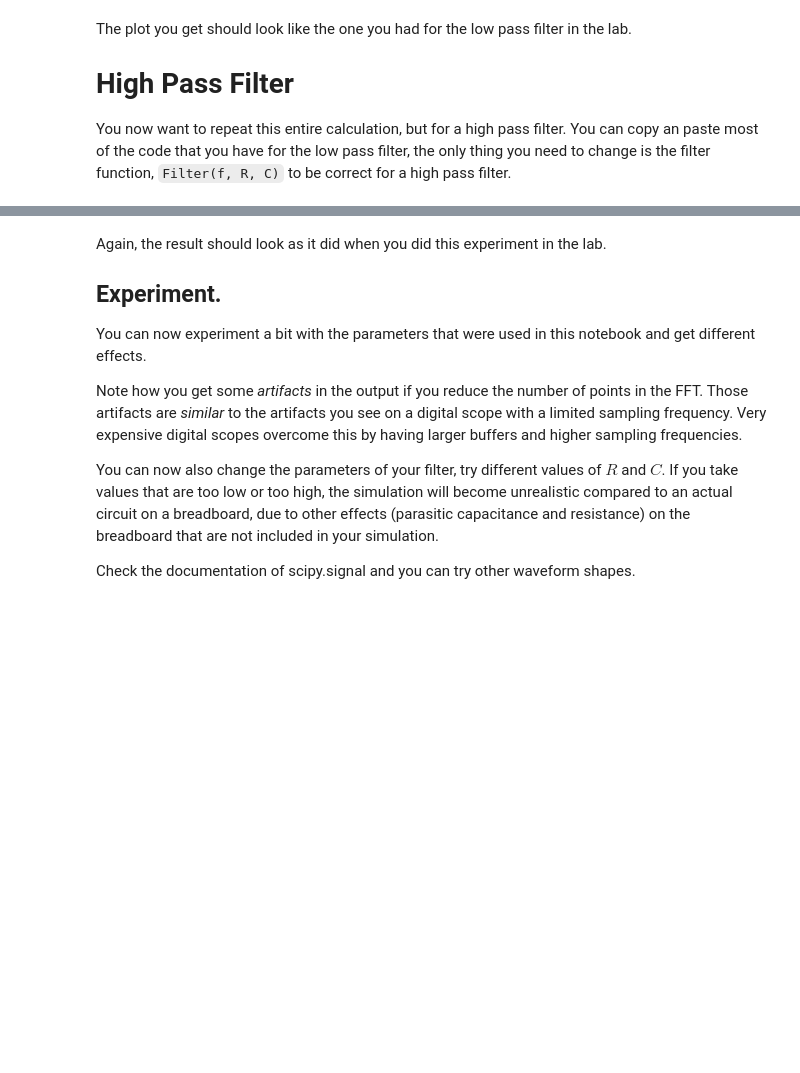
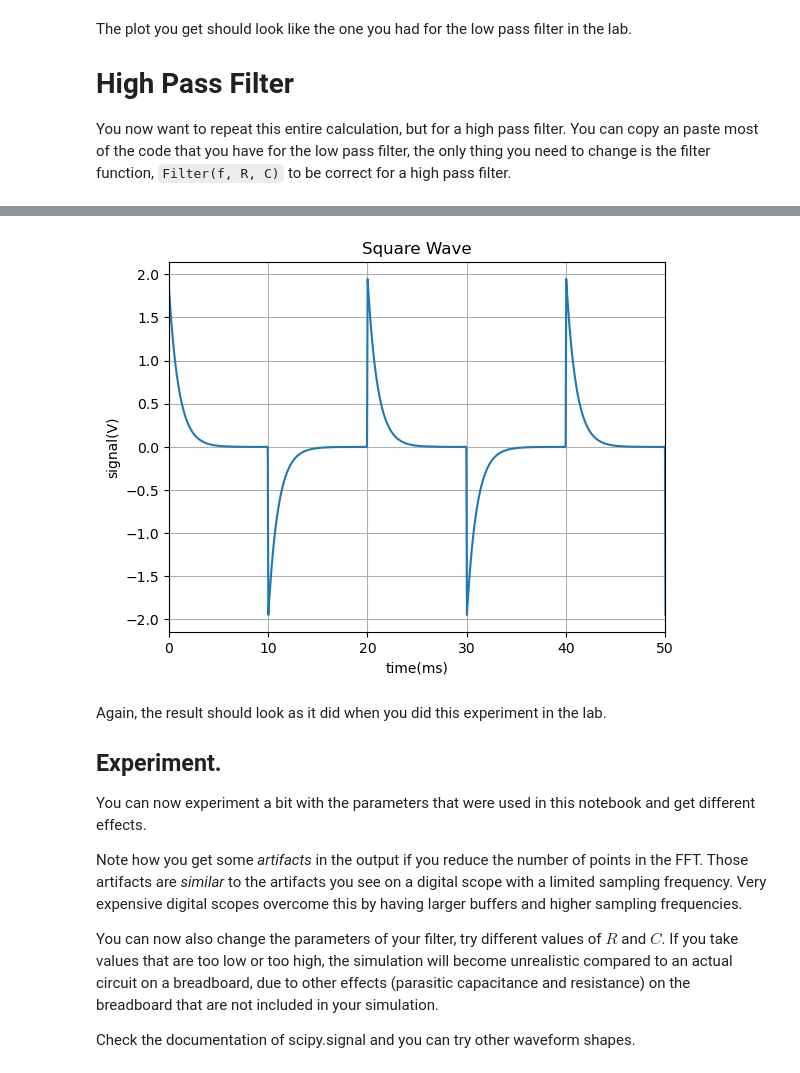
Before and after one commit to rainvm/College-Work, a Jupyter notebook: Physics/Experimental 1/Homework 4/RC_Filters_in_Python.ipynb, the cells around one changed output, grey strips where cells are left out. Drawn from its saved outputs; the diff is of its cells as text; code cells hidden in the pictures; blank space fills up the shorter version.

```diff
--- a/Physics/Experimental 1/Homework 4/RC_Filters_in_Python.ipynb
+++ b/Physics/Experimental 1/Homework 4/RC_Filters_in_Python.ipynb
@@ -305,9 +312,22 @@ assert np.abs(Filter(100.E3, 1000., 1E-9) - (0.28304319967510216+0.4504772433683
 # %%
 # Put the code for doing the Fourier transform of a square wave, the filter step, and the
 # inverse Fourier transform here. Then add the code to plot the result.
 #
 # Points = 10
 #
+gain = Filter(freq, R, C)
+y_sq_fft_out = fourier * gain
+y_sq_out = ifft(y_sq_fft_out)
+plt.plot(1000*t, y_sq_out)             # Change the x-axis scale to ms by multiplying by 10^3
+ax = plt.gca()
+ax.set_xlim(0.,50.)               # Show only the first 50 ms of the signal
+plt.grid(True)
+plt.title("Square Wave")
+plt.xlabel("time(ms)",position=(0.95,1))
+plt.ylabel("signal(V)",position=(1,0.9))
+plt.show()
+# %% [output]
+[figure, added]
 # %% [markdown]
 Again, the result should look as it did when you did this experiment in the lab.
 
```
Also changed, not shown: parts of 10 cells of this notebook, 1 other file.
